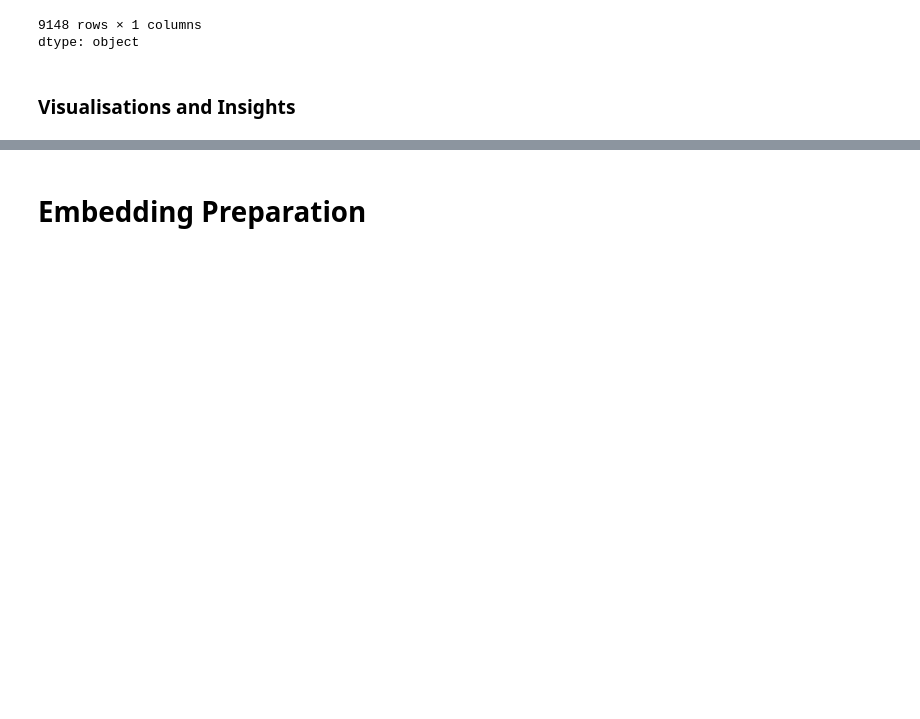
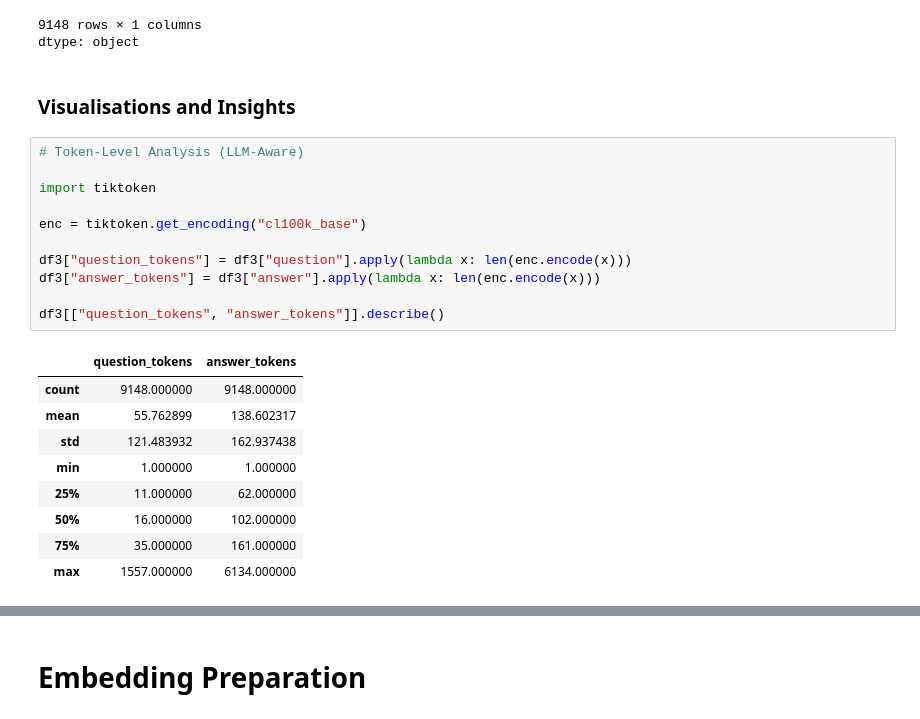
Before and after one commit to imkushwaha/advanced-rag-covid-faq-thesis, a Jupyter notebook: notebooks/01_Dataprep&Viz/03_data_preparation_3.ipynb, the cells around one changed output, grey strips where cells are left out. Drawn from its saved outputs; the diff is of its cells as text; blank space fills up the shorter version.

```diff
--- a/notebooks/01_Dataprep&Viz/03_data_preparation_3.ipynb
+++ b/notebooks/01_Dataprep&Viz/03_data_preparation_3.ipynb
@@ -134,3 +151,24 @@ df3["answer wLink"]
 dtype: object
 # %% [markdown]
 ### Visualisations and Insights
+# %%
+# Token-Level Analysis (LLM-Aware)
+
+import tiktoken
+
+enc = tiktoken.get_encoding("cl100k_base")
+
+df3["question_tokens"] = df3["question"].apply(lambda x: len(enc.encode(x)))
+df3["answer_tokens"] = df3["answer"].apply(lambda x: len(enc.encode(x)))
+
+df3[["question_tokens", "answer_tokens"]].describe()
+# %% [output]
+|  | question_tokens | answer_tokens |
+| count | 9148.000000 | 9148.000000 |
+| mean | 55.762899 | 138.602317 |
+| std | 121.483932 | 162.937438 |
+| min | 1.000000 | 1.000000 |
+| 25% | 11.000000 | 62.000000 |
+| 50% | 16.000000 | 102.000000 |
+| 75% | 35.000000 | 161.000000 |
+| max | 1557.000000 | 6134.000000 |
```
Also changed, not shown: parts of 21 cells of this notebook, 50 other files.
